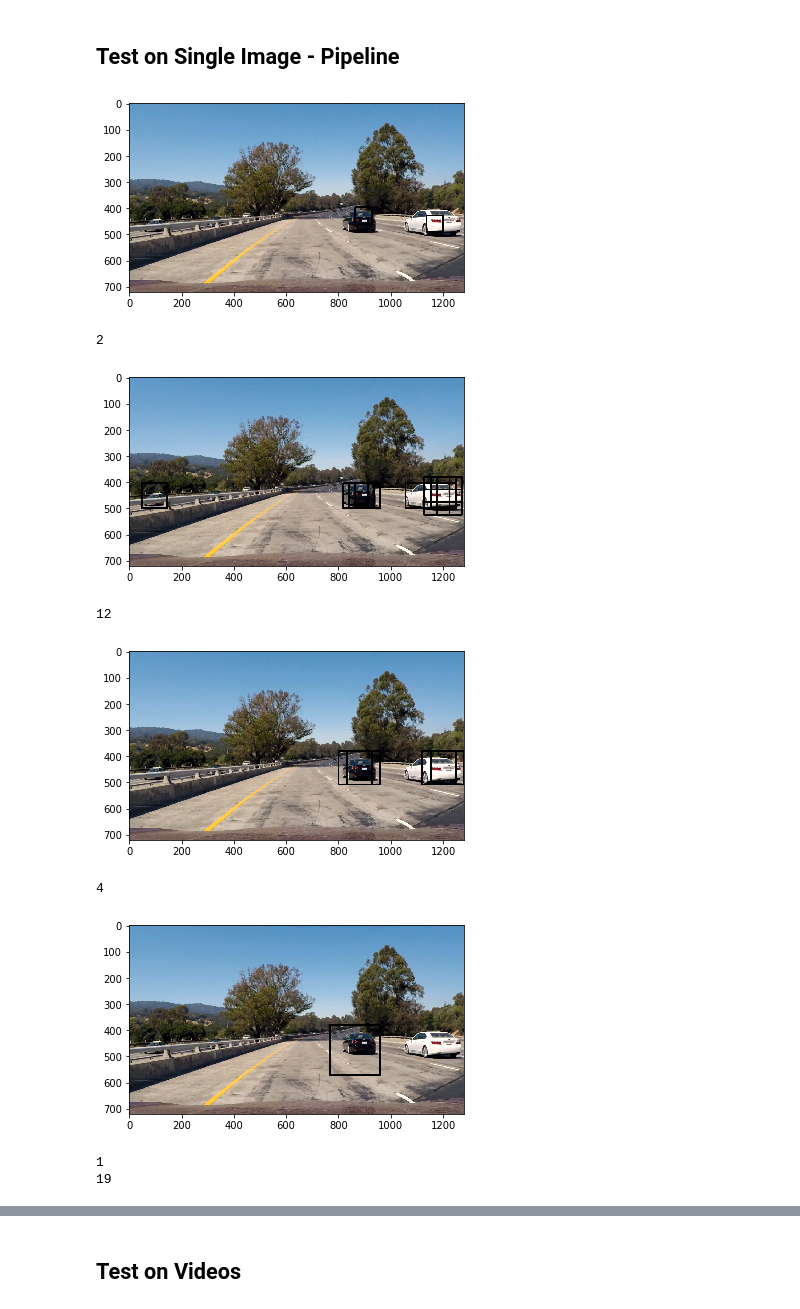
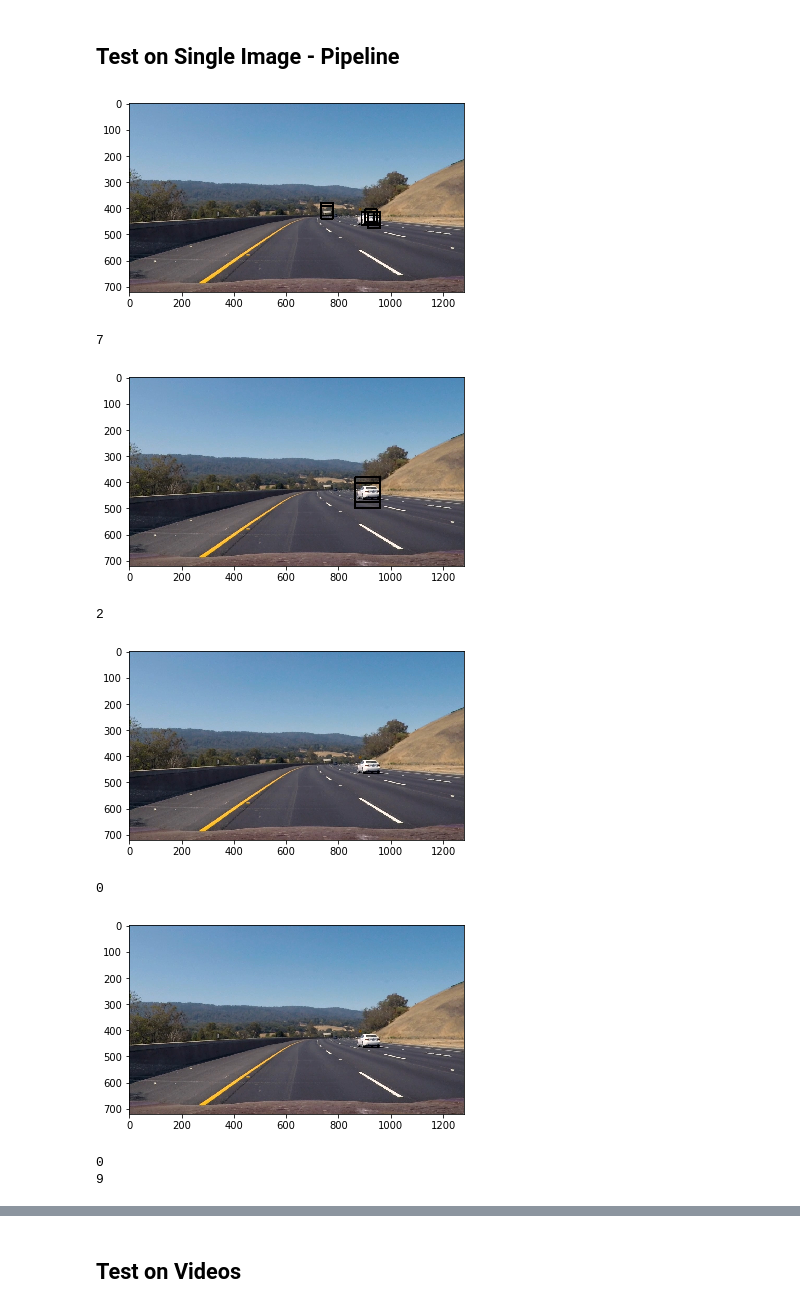
Before and after one commit to pkorivi/CarND-Vehicle-Detection, a Jupyter notebook: car_tracking.ipynb, the cells around one changed output, grey strips where cells are left out. Cells and saved outputs as stored; diff of their text form; code cells hidden in the pictures.

Commit message:
working model.! video and parameters

```diff
--- a/car_tracking.ipynb
+++ b/car_tracking.ipynb
@@ -184,7 +201,10 @@ hist_feat = True # Histogram features on or off
 hog_feat = True # HOG features on or off
 y_start_stop = [400, 720] # Min and max in y to search in slide_window()
 # %%
-
+"""
+Combines features, split data as test and train. Train the model and save the model to a
+pickled file for future use
+"""
 ts=time.time()
 car_features = extract_features(cars, color_space=color_space,
                         spatial_size=spatial_size, hist_bins=hist_bins,
@@ -199,6 +219,7 @@ notcar_features = extract_features(notcars, color_space=color_space,
                         hog_channel=hog_channel, spatial_feat=spatial_feat,
                         hist_feat=hist_feat, hog_feat=hog_feat)
 
+#Create an array of features
 X = np.vstack((car_features, notcar_features)).astype(np.float64)
 # Fit a per-column scaler
 X_scaler = StandardScaler().fit(X)
@@ -222,7 +243,7 @@ print('Feature vector length:', len(X_train[0]))
 # Check the training time for the SVC
 t=time.time()
 
-# Use a linear SVC
+# Use a linear SVC  and train the model
 svc = LinearSVC()
 svc.fit(X_train, y_train)
 
@@ -234,14 +255,7 @@ pickle_parameters = {"svc":svc,"X_scaler":X_scaler,"color_space":color_space, "o
 
 pickle.dump( pickle_parameters, open( "retrain_all_params.p", "wb" ) )
 
-""" # Not wokring good! training time is 20 times higher than LinearSVC
-parameters = {'kernel':['linear'], 'C':[1]}
-svr = svm.SVC()
-svc = grid_search.GridSearchCV(svr, parameters)
-svc.fit(X_train, y_train)
-print(svc.best_params_)
-"""
-
+#Reshuffle test data
 X_test, y_test = shuffle(X_test, y_test)
 
 
@@ -431,44 +475,44 @@ os.listdir("test_images/")
 ## Test on Single Image - Pipeline
 # %%
 # code
-ystart = 380
-ystop = 700
-scale = 4
+#Different y ranges for different scales
+yss = [[380,500],[380,550],[380,550],[380,720]]
+scl = [0.75,1.5,2,3]
 
-yss = [[380,550],[380,550],[380,550],[380,720]]
-scl = [1,1.5,2,3]
-
+#which trained parameters to load
 if(hog_channel == "ALL"):
     #filename = './large_data_alltrain.joblib.pkl'
     pickle_parameters_n = pickle.load( open( "retrain_all_params.p", "rb" ) )
     svc2 = pickle_parameters_n["svc"]
 else:
     #filename = './large_data_train.joblib.pkl'
     #svc2 = joblib.load(filename)
     pickle_parameters_n = pickle.load( open( "model_trained_hg_c_1.p", "rb" ) )
     svc2 = pickle_parameters_n["svc"]
 
 X_scaler = pickle_parameters_n["X_scaler"]
-im = mpimg.imread("./test_images/test1.jpg").astype(np.float32)/255
+#read in an image
+im = mpimg.imread("./test_images/test3.jpg").astype(np.float32)/255
 car_full_boxes=[]
 for i in range(len(scl)) :
     scale = scl[i]
     ystart =yss[i][0]
     ystop =yss[i][1]
+    #final image wih cars
     out_img, car_boxes = find_cars(im, ystart, ystop, scale, svc2, X_scaler, orient, pix_per_cell, cell_per_block, spatial_size, hist_bins,hog_channel)
     car_full_boxes.extend(car_boxes)
     plt.imshow(out_img)
     plt.show()
     print(len(car_boxes))
 print(len(car_full_boxes))
 # %% [output]
-[figure, old version]
+[figure, new version]
-2
+7
-[figure, old version]
+[figure, new version]
-12
+2
-[figure, old version]
+[figure, new version]
-4
+0
-[figure, old version]
+[figure, new version]
-1
-19
+0
+9
 # %%
```
Also changed, not shown: parts of 15 cells of this notebook, 2 other files.
